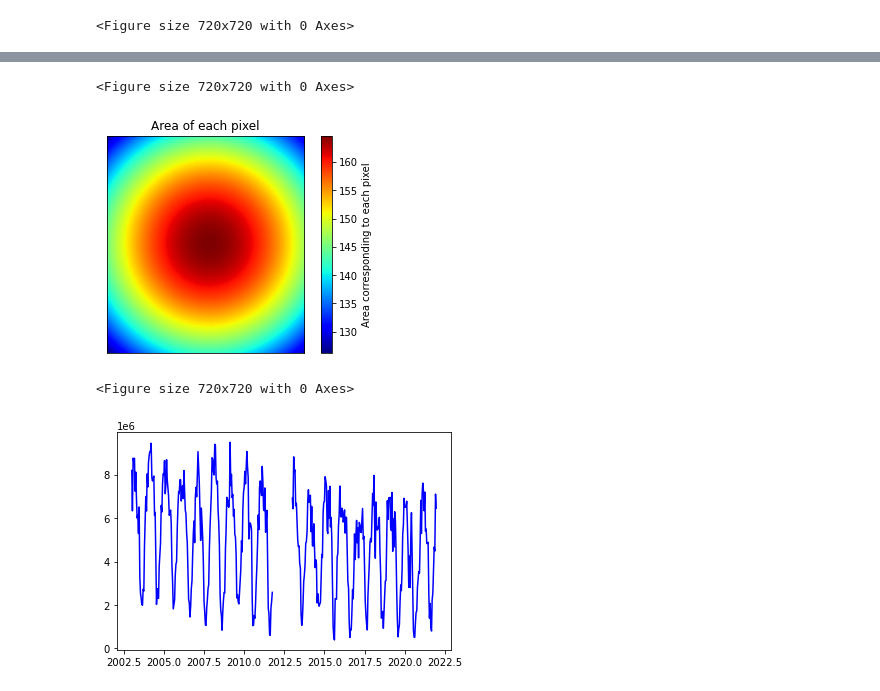
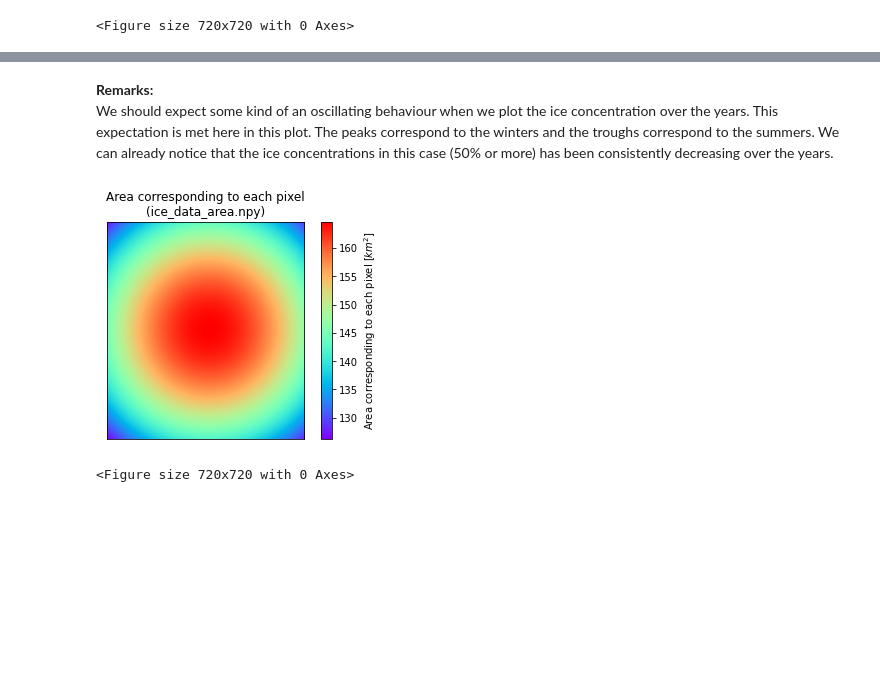
Before and after one commit to smilex555/phys718-hwp, a Jupyter notebook: project2/Project_2_Arctic_Ice_maps_students.ipynb, the cells around one changed output, grey strips where cells are left out. Cells and saved outputs as stored; diff of their text form; code cells hidden in the pictures; blank space fills up the shorter version.

```diff
--- a/project2/Project_2_Arctic_Ice_maps_students.ipynb
+++ b/project2/Project_2_Arctic_Ice_maps_students.ipynb
@@ -142,34 +160,17 @@ plt.show()
+# %% [markdown]
+**Remarks:**
+We should expect some kind of an oscillating behaviour when we plot the ice concentration over the years. This expectation is met here in this plot. The peaks correspond to the winters and the troughs correspond to the summers. We can already notice that the ice concentrations in this case (50% or more) has been consistently decreasing over the years.
 # %%
-area=np.load("/home/shared/Project_2/ice_data_area.npy")
-plt.imshow(area, origin="lower", cmap=plt.cm.jet)
-plt.colorbar(label="Area corresponding to each pixel", orientation="vertical")
-plt.xticks([])
-plt.yticks([])
-plt.title("Area of each pixel")
-plt.figure(figsize=(10,10))
+area = np.load("/home/shared/Project_2/ice_data_area.npy") #load the area data onto an array
+
+#plotting
+plt.imshow(area, origin="lower", cmap = plt.cm.rainbow) #imshow with rainbow cmap
+plt.colorbar(label = 'Area corresponding to each pixel [$km^2$]', orientation = "vertical") #add colourbar
+plt.xticks([]) #remove xticks
+plt.yticks([]) #remove yticks
+plt.title('Area corresponding to each pixel\n(ice_data_area.npy)') #add plot title
+plt.figure(figsize=(10,10)) #set fig size
+plt.show() #print plot
 # %% [output]
+[figure, new version]
 <Figure size 720x720 with 0 Axes>
-[figure, old version]
-<Figure size 720x720 with 0 Axes>
-# %%
-string = "/home/shared/Project_2/ice_data/*.npy"
-
-ninenineormore = np.zeros(len(glob.glob(string)))
-timesninenine = np.zeros(len(glob.glob(string)))
-flag = 0
-for file in sorted(glob.glob(string)):
-    data = np.load(file)
-    filename = os.path.basename(file)
-    year = int(filename[0:4])
-    month = int(filename[4:6])
-    day = int(filename[6:8])
-
-    timesninenine[flag] = year + (month - 1)/12 + (day - 1)/360
-    ninenineormore[flag] = np.sum(data[(data>=99)] * area[(data>=99)]/100)
-    flag += 1
-
-plt.plot(timesninenine[timesninenine<2012], ninenineormore[timesninenine<2012],color='blue')
-plt.plot(timesninenine[timesninenine>2012], ninenineormore[timesninenine>2012],color='blue')
-plt.show()
-# %% [output]
-[figure, removed]
```
Also changed, not shown: parts of 32 cells of this notebook.
